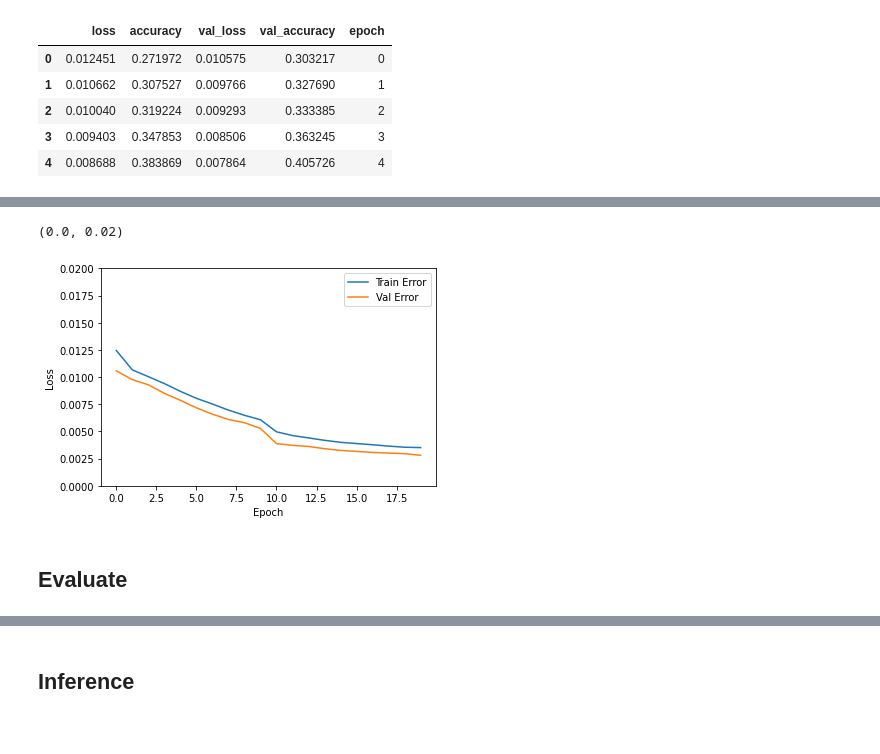
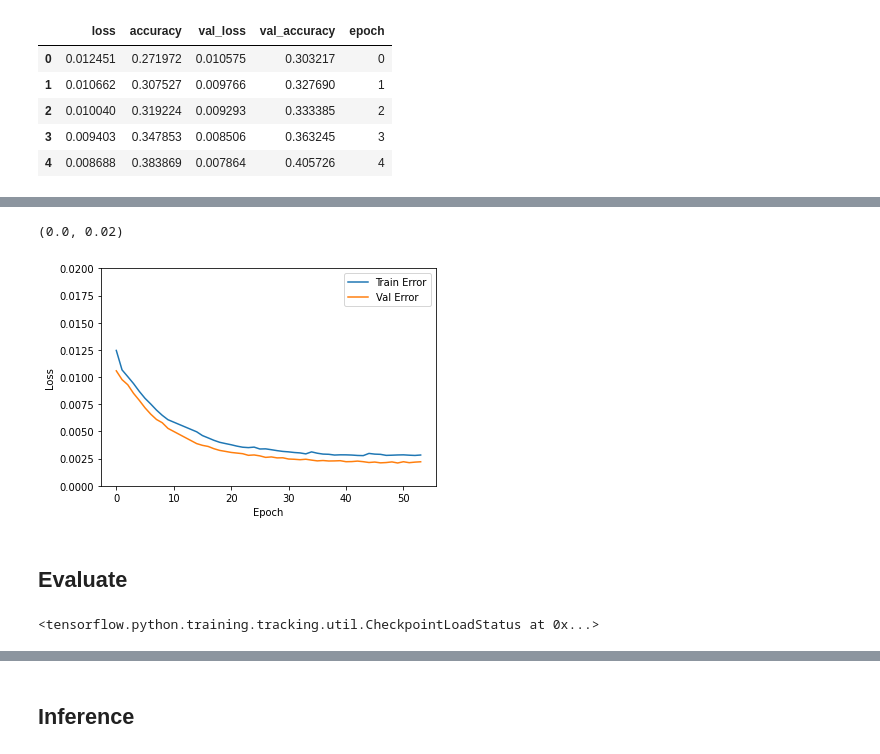
Before and after one commit to aanchal0431/chatbot, a Jupyter notebook: SEP_728_Chatbot_transformer_keras.ipynb, the cells around one changed output, grey strips where cells are left out. Cells and saved outputs as stored; diff of their text form; code cells hidden in the pictures.

```diff
--- a/SEP_728_Chatbot_transformer_keras.ipynb
+++ b/SEP_728_Chatbot_transformer_keras.ipynb
@@ -674,0 +828,13 @@ latest
+# %%
+hist_all = pd.read_csv('/content/drive/MyDrive/colab/chatbot/hist.csv', index_col = 0)
+epoch = np.arange(40)
+hist_all['epoch'] = epoch
+hist_all.to_csv('/content/drive/MyDrive/colab/chatbot/hist.csv')
+# %%
+corrected_epoch = []
+for epoch in hist_all['epoch']:
+  if epoch > 9:
+    corrected_epoch.append(epoch + 4)
+  else:
+    corrected_epoch.append(epoch)
+hist_all['corrected_epoch'] = corrected_epoch
@@ -701,10 +900,10 @@ history = transformer.fit(train_ds, epochs=epochs, validation_data=val_ds, callb
 # %%
 #update epoch metric history
-hist_all = pd.read_csv('/content/drive/MyDrive/colab/chatbot/hist.csv')
+hist_all = pd.read_csv('/content/drive/MyDrive/colab/chatbot/hist.csv', index_col = 0)
 hist_run = pd.DataFrame(history.history)
 hist_run['epoch'] = history.epoch
 
-offset = 20
+offset = 40
 hist_run["epoch"] = list(map(lambda x: x + offset, history.epoch)) #adjust offset as needed
 
 hist_all = hist_all.append(hist_run)
@@ -713,16 +919,32 @@ hist_all.head()
+# %%
+corrected_epoch = []
+for epoch in hist_all['epoch']:
+  if epoch > 9:
+    corrected_epoch.append(epoch + 4)
+  else:
+    corrected_epoch.append(epoch)
+hist_all['corrected_epoch'] = corrected_epoch
 # %%
 plt.figure()
 plt.xlabel('Epoch')
 plt.ylabel('Loss')
-plt.plot(hist_all['epoch'], hist_all['loss'], label='Train Error')
-plt.plot(hist_all['epoch'], hist_all['val_loss'], label='Val Error')
+#plt.plot(hist_all['epoch'], hist_all['loss'], label='Train Error')
+#plt.plot(hist_all['epoch'], hist_all['val_loss'], label='Val Error')
+plt.plot(hist_all['corrected_epoch'], hist_all['loss'], label='Train Error')
+plt.plot(hist_all['corrected_epoch'], hist_all['val_loss'], label='Val Error')
 plt.legend()
 plt.ylim([0,0.02])
 # %% [output]
 (0.0, 0.02)
-[figure, old version]
+[figure, new version]
 # %% [markdown]
 ## Evaluate
+# %%
+# Load the best weights
+best = '/content/drive/MyDrive/colab/chatbot/cp-0001.ckpt'
+transformer.load_weights(best)
+# %% [output]
+<tensorflow.python.training.tracking.util.CheckpointLoadStatus at 0x...>
 # %%
 transformer.evaluate(test_ds)
 # %% [output]
```
Also changed, not shown: parts of 27 cells of this notebook.
